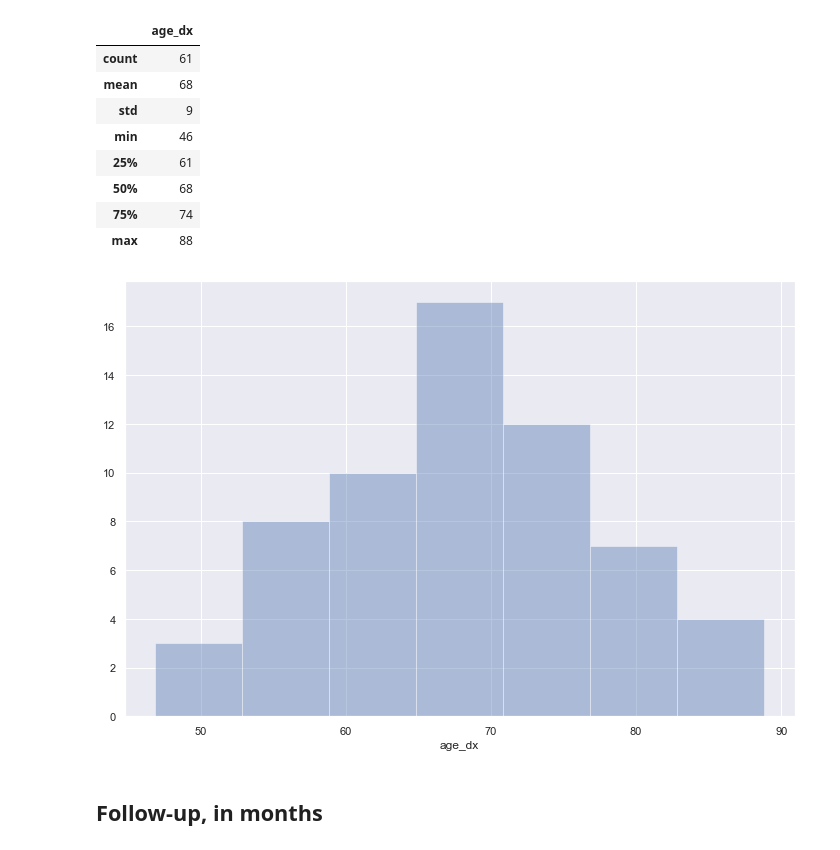
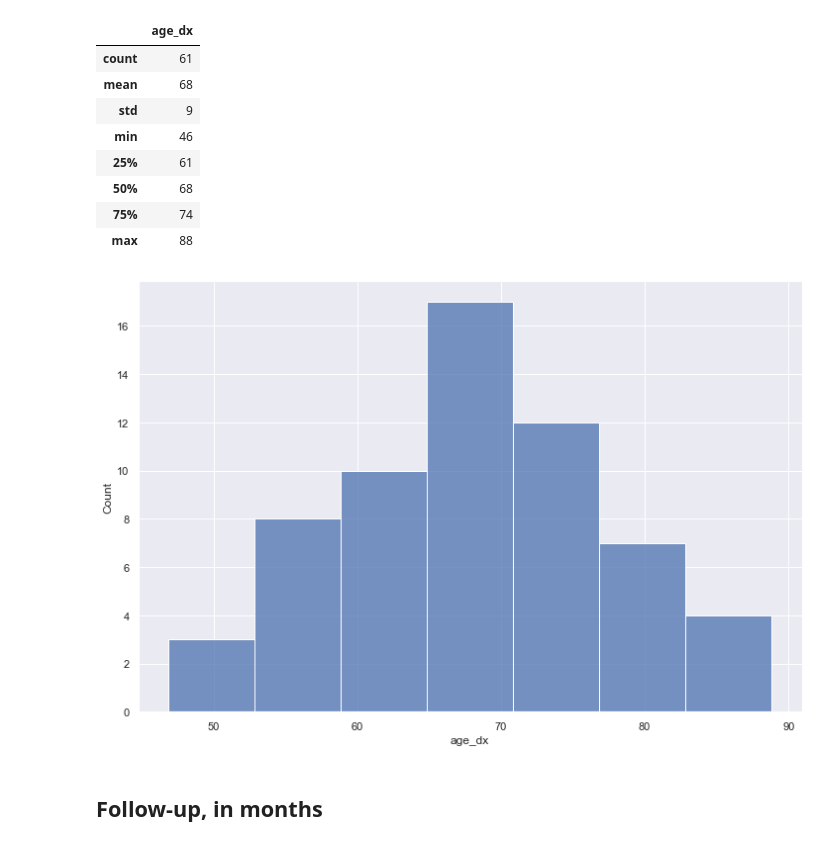
Before and after one commit to alcideschaux/NMIBC-STING, a Jupyter notebook: DESCRIPTIVE.ipynb, the cells around one changed output. Saved outputs shown, nothing was run; the diff lists cells and outputs as text; code cells hidden in the pictures.

```diff
--- a/DESCRIPTIVE.ipynb
+++ b/DESCRIPTIVE.ipynb
@@ -68,10 +68,10 @@ df_clinical['age_dx'].describe().astype('int').to_frame()
 | 50% | 68 |
 | 75% | 74 |
 | max | 88 |
-# %%
-ax = sns.distplot(df_clinical['age_dx'], kde=False)
-# %% [output]
-[figure, removed]
+# %%
+ax = sns.histplot(x='age_dx', data=df_clinical)
+# %% [output]
+[figure, added]
 # %% [markdown]
 ## Follow-up, in months
 # %%
```
Also changed, not shown: parts of 70 cells of this notebook, 1 other file.
